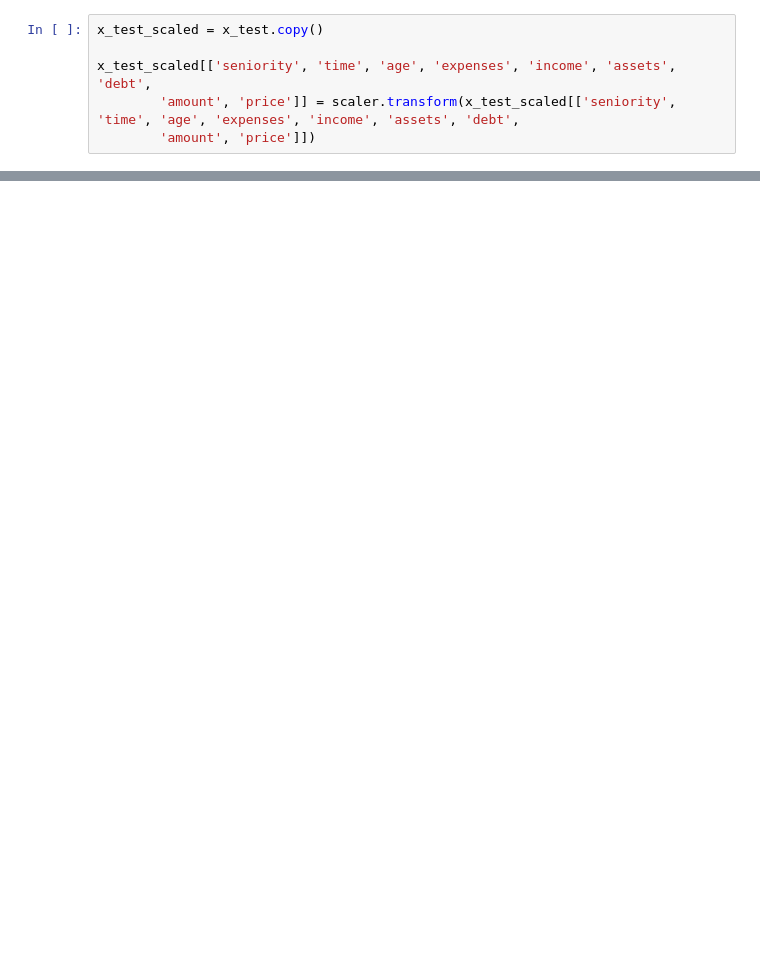
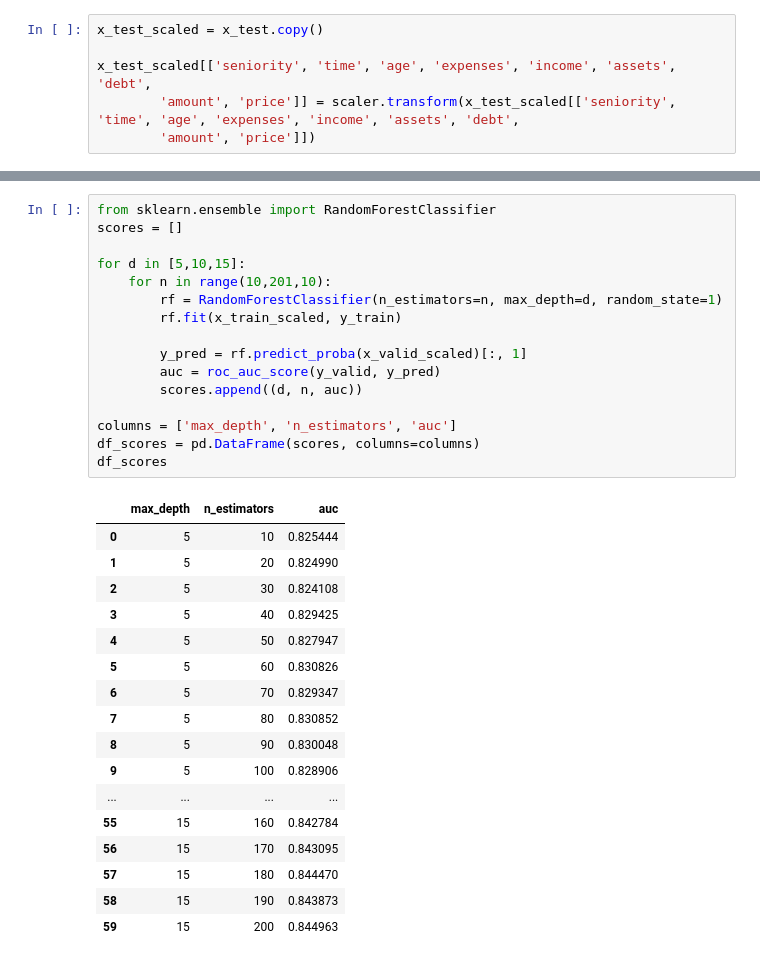
Before and after one commit to yesidexe/zoomcamp, a Jupyter notebook: proyectos/credit_scoring/notebooks/notebook1.ipynb, the cells around one changed output, grey strips where cells are left out. Drawn from its saved outputs; the diff is of its cells as text; blank space fills up the shorter version.

```diff
--- a/proyectos/credit_scoring/notebooks/notebook1.ipynb
+++ b/proyectos/credit_scoring/notebooks/notebook1.ipynb
@@ -145,0 +158,34 @@ encoder, entrenamos, y auc
+# %%
+from sklearn.ensemble import RandomForestClassifier
+scores = []
+
+for d in [5,10,15]:
+    for n in range(10,201,10):
+        rf = RandomForestClassifier(n_estimators=n, max_depth=d, random_state=1)
+        rf.fit(x_train_scaled, y_train)
+
+        y_pred = rf.predict_proba(x_valid_scaled)[:, 1]
+        auc = roc_auc_score(y_valid, y_pred)
+        scores.append((d, n, auc))
+
+columns = ['max_depth', 'n_estimators', 'auc']
+df_scores = pd.DataFrame(scores, columns=columns)
+df_scores
+# %% [output]
+|  | max_depth | n_estimators | auc |
+| 0 | 5 | 10 | 0.825444 |
+| 1 | 5 | 20 | 0.824990 |
+| 2 | 5 | 30 | 0.824108 |
+| 3 | 5 | 40 | 0.829425 |
+| 4 | 5 | 50 | 0.827947 |
+| 5 | 5 | 60 | 0.830826 |
+| 6 | 5 | 70 | 0.829347 |
+| 7 | 5 | 80 | 0.830852 |
+| 8 | 5 | 90 | 0.830048 |
+| 9 | 5 | 100 | 0.828906 |
+| ... | ... | ... | ... |
+| 55 | 15 | 160 | 0.842784 |
+| 56 | 15 | 170 | 0.843095 |
+| 57 | 15 | 180 | 0.844470 |
+| 58 | 15 | 190 | 0.843873 |
+| 59 | 15 | 200 | 0.844963 |
```
Also changed, not shown: parts of 9 cells of this notebook.
